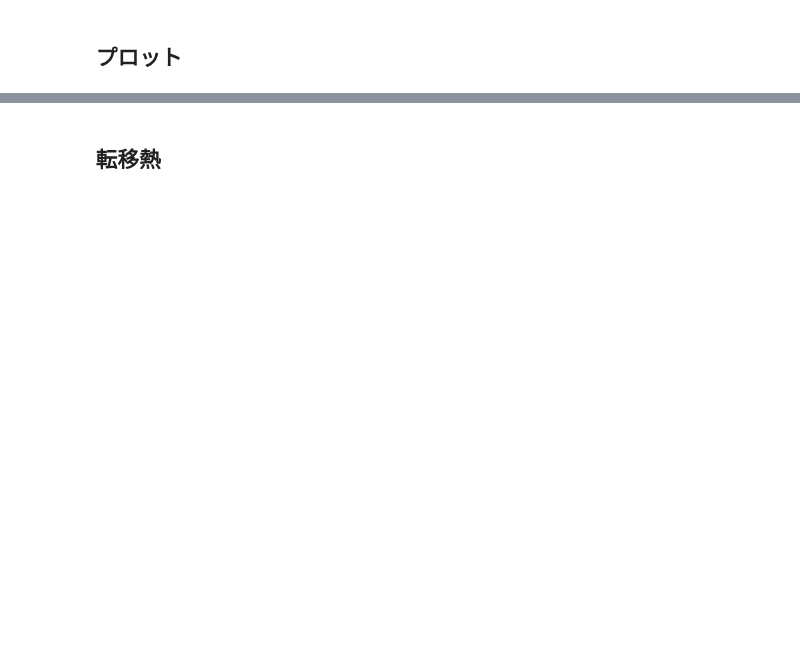
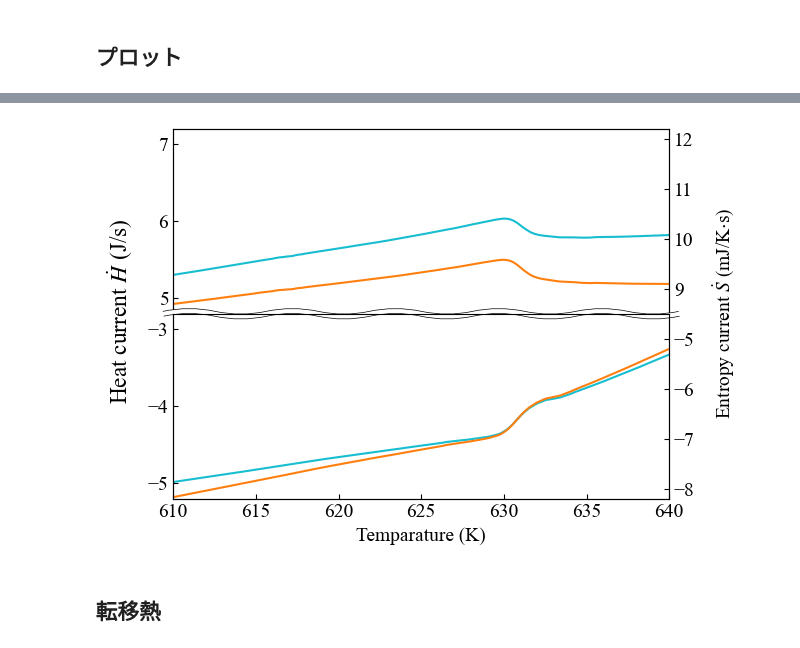
Before and after one commit to xiang-gong3944/----, a Jupyter notebook: 2024_11_08_相転移/data/2024_11_08-Ni.ipynb, the cells around one changed output, grey strips where cells are left out. Cells and saved outputs as stored; diff of their text form; code cells hidden in the pictures; blank space fills up the shorter version.

```diff
--- a/2024_11_08_相転移/data/2024_11_08-Ni.ipynb
+++ b/2024_11_08_相転移/data/2024_11_08-Ni.ipynb
@@ -106,14 +108,3 @@ Cp   = Dsc[1:] * (Time[1:] - Time[:-1])/(Temp[1:]-Temp[:-1]) / mass  # J/g・K
 mol  = mass / 58.6934
 dHdt = Dsc / mol
 dSdt = dHdt / Temp
-# %%
-for window_size in [1, 100]:
-    Cp1 = Dsc[4:-5]/SgFilterDerv(Time,Temp)/mass
-    sma = np.copy(Cp1[0:-window_size])
-    for i in range(1, window_size):
-        sma += Cp1[i:-window_size+i]
-    sma /= window_size
-    plt.plot(Temp[1350:3350],sma[1350:3350])
-    plt.plot(Temp[5000:7000],sma[5000:7000])
-    plt.title(f"window size = {window_size}")
-    plt.show()
@@ -208,3 +151,70 @@ plt.show()
+# %%
+fig = plt.figure()
+ax1H = fig.add_subplot(211)
+# ax1H.set_ylabel("Heat current $\dot{H}$ (J/s)")
+ax1H.set_xlim(610, 640)
+ax1H.set_ylim(4.8, 7.2)
+
+ax1H.plot(Temp[500:3600], dHdt[500:3600], c="tab:cyan")
+
+ax1S = ax1H.twinx()
+ax1S.set_ylim(8.5, 12.2)
+# ax1S.set_ylabel("Entropy current $\dot{S}$ (mJ/K$\cdot$s)")
+ax1S.plot(Temp[500:3600], dSdt[500:3600]*1000, c="tab:orange")
+
+ax2H = fig.add_subplot(212)
+ax2H.set_xlabel("Temparature (K)")
+# ax2H.set_ylabel("Heat current $\dot{H}$ (J/s)")
+ax2H.set_xlim(610, 640)
+ax2H.set_ylim(-5.2, -2.8)
+ax2H.plot(Temp[5000:8000], dHdt[5000:8000], c="tab:cyan")
+
+ax2S = ax2H.twinx()
+ax2S.set_ylim(-8.2, -4.5)
+# ax2S.set_ylabel("Entropy current $\dot{S}$ (mJ/K$\cdot$s)")
+ax2S.plot(Temp[5000:8000], dSdt[5000:8000]*1000, c="tab:orange")
+
+fig.subplots_adjust(hspace=0)
+ax1H.tick_params(labelbottom = False, bottom = False)
+ax1H.spines["bottom"].set_visible(False)
+ax2H.spines["top"].set_visible(False)
+
+d1 = 0.02 # X軸のはみだし量
+d2 = 0.03 # ニョロ波の高さ
+wn = 21   # ニョロ波の数（奇数値を指定）
+
+pp = (0,d2,0,-d2)
+px = np.linspace(-d1,1+d1,wn)
+py = np.array([1+pp[i%4] for i in range(0,wn)])
+p = Path(list(zip(px,py)), [Path.MOVETO]+[Path.CURVE3]*(wn-1))
+
+line1 = mpatches.PathPatch(p, lw=4, edgecolor='black',
+                          facecolor='None', clip_on=False,
+                          transform=ax2H.transAxes, zorder=10)
+
+line2 = mpatches.PathPatch(p,lw=3, edgecolor='white',
+                           facecolor='None', clip_on=False,
+                           transform=ax2H.transAxes, zorder=10,
+                           capstyle='round')
+
+a = ax2H.add_patch(line1)
+a = ax2H.add_patch(line2)
+
+fig.supylabel("Heat current $\dot{H}$ (J/s)")
+
+ax = fig.add_subplot(1, 1, 1)
+ax.set_xticks([])
+ax.set_yticks([])
+[ax.spines[side].set_visible(False) for side in ('left', 'top', 'right', 'bottom')]
+ax.patch.set_visible(False)
+ax.yaxis.set_label_position('right')
+ax.set_ylabel('Entropy current $\dot{S}$ (mJ/K$\cdot$s)', labelpad=30)
+
+plt.show()
+
+del a, ax, ax1H, ax1S, ax2H, ax2S, d1, d2, fig, line1, line2, p, pp, px, py, wn
+# %% [output]
+[figure, added]
 # %% [markdown]
 ## 転移熱
 # %%
```
Also changed, not shown: parts of 10 cells of this notebook, 2 other files.
